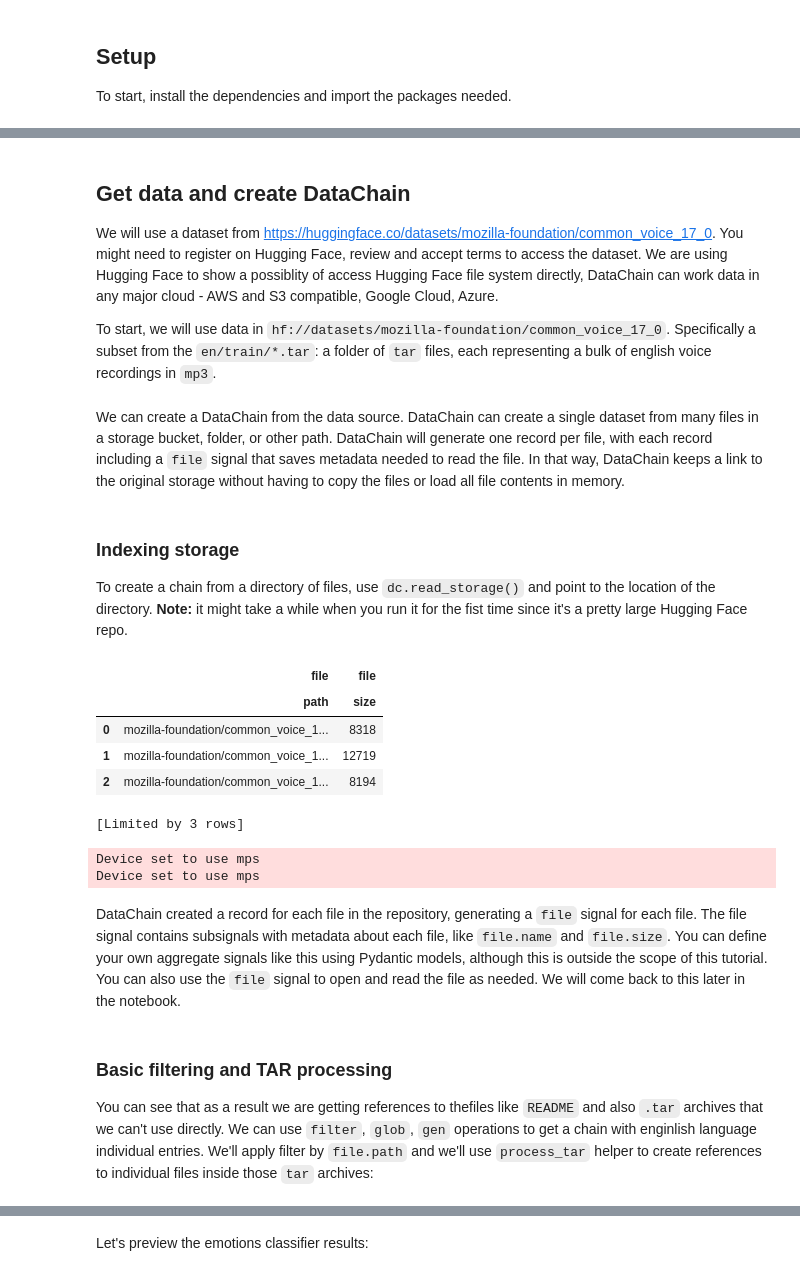
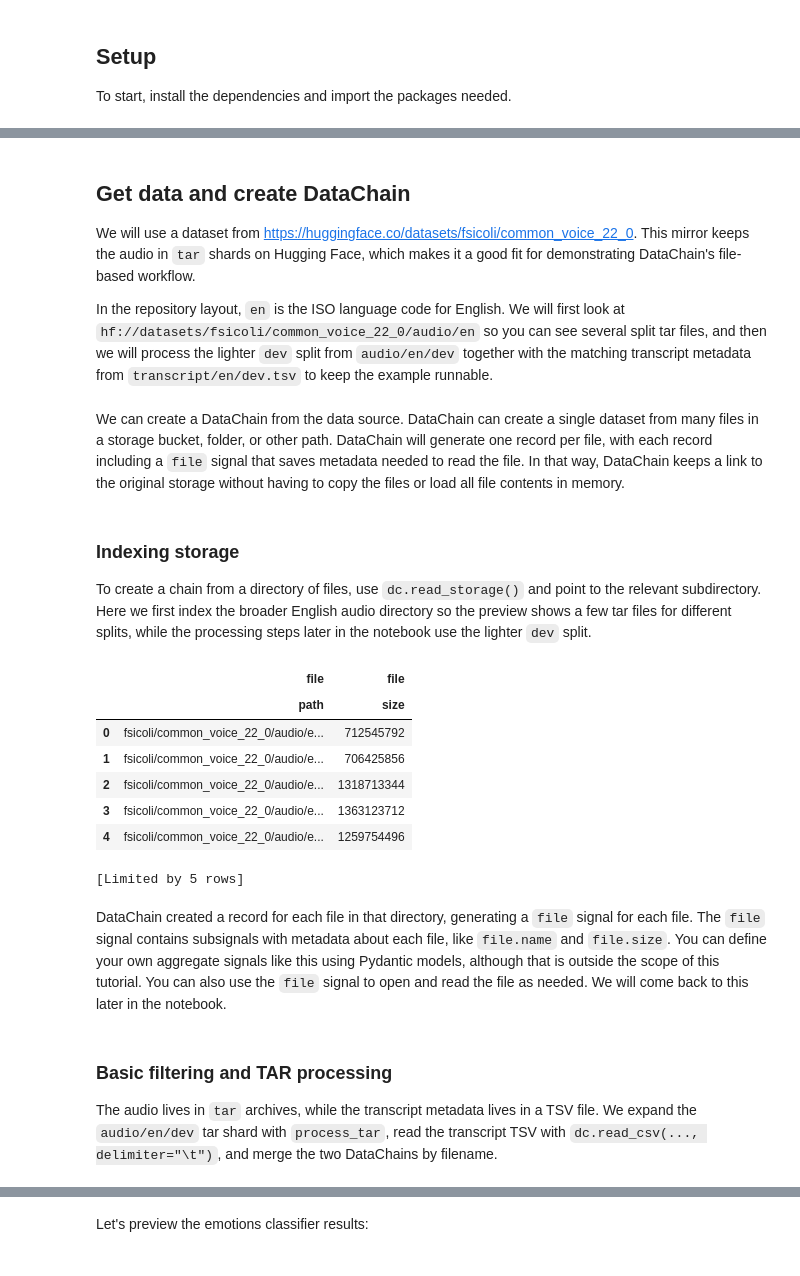
Before and after one commit to datachain-ai/datachain-examples, a Jupyter notebook: audio/hf_common_voice.ipynb, the cells around one changed output, grey strips where cells are left out. Saved outputs shown, nothing was run; the diff lists cells and outputs as text; code cells hidden in the pictures.

```diff
--- a/audio/hf_common_voice.ipynb
+++ b/audio/hf_common_voice.ipynb
@@ -36,32 +35,32 @@ device = 'cuda' if torch.cuda.is_available() else 'mps' if torch.backends.mps.is
 
 ## Get data and create DataChain
 
-We will use a dataset from https://huggingface.co/datasets/mozilla-foundation/common_voice_17_0. You might need to register on Hugging Face, review and accept terms to access the dataset. We are using Hugging Face to show a possiblity of access Hugging Face file system directly, DataChain can work data in any major cloud - AWS and S3 compatible, Google Cloud, Azure.
+We will use a dataset from https://huggingface.co/datasets/fsicoli/common_voice_22_0. This mirror keeps the audio in `tar` shards on Hugging Face, which makes it a good fit for demonstrating DataChain's file-based workflow.
 
-To start, we will use data in `hf://datasets/mozilla-foundation/common_voice_17_0`. Specifically a subset from the `en/train/*.tar`: a folder of `tar` files, each representing a bulk of english voice recordings in `mp3`.
+In the repository layout, `en` is the ISO language code for English. We will first look at `hf://datasets/fsicoli/common_voice_22_0/audio/en` so you can see several split tar files, and then we will process the lighter `dev` split from `audio/en/dev` together with the matching transcript metadata from `transcript/en/dev.tsv` to keep the example runnable.
 # %% [markdown]
 We can create a DataChain from the data source. DataChain can create a single dataset from many files in a storage bucket, folder, or other path. DataChain will generate one record per file, with each record including a `file` signal that saves metadata needed to read the file. In that way, DataChain keeps a link to the original storage without having to copy the files or load all file contents in memory.
 # %% [markdown]
 ### Indexing storage
 
-To create a chain from a directory of files, use `dc.read_storage()` and point to the location of the directory. **Note:** it might take a while when you run it for the fist time since it's a pretty large Hugging Face repo.
+To create a chain from a directory of files, use `dc.read_storage()` and point to the relevant subdirectory. Here we first index the broader English audio directory so the preview shows a few tar files for different splits, while the processing steps later in the notebook use the lighter `dev` split.
 # %%
-dc.read_storage("hf://datasets/mozilla-foundation/common_voice_17_0").show(3)
+dc.read_storage("hf://datasets/fsicoli/common_voice_22_0/audio/en").show(5)
 # %% [output]
 |  | file | file |
 |  | path | size |
-| 0 | mozilla-foundation/common_voice_1... | 8318 |
-| 1 | mozilla-foundation/common_voice_1... | 12719 |
-| 2 | mozilla-foundation/common_voice_1... | 8194 |
+| 0 | fsicoli/common_voice_22_0/audio/e... | 712545792 |
+| 1 | fsicoli/common_voice_22_0/audio/e... | 706425856 |
+| 2 | fsicoli/common_voice_22_0/audio/e... | 1318713344 |
+| 3 | fsicoli/common_voice_22_0/audio/e... | 1363123712 |
+| 4 | fsicoli/common_voice_22_0/audio/e... | 1259754496 |
-[Limited by 3 rows]
+[Limited by 5 rows]
-Device set to use mps
-Device set to use mps
 # %% [markdown]
-DataChain created a record for each file in the repository, generating a `file` signal for each file. The file signal contains subsignals with metadata about each file, like `file.name` and `file.size`. You can define your own aggregate signals like this using Pydantic models, although this is outside the scope of this tutorial. You can also use the `file` signal to open and read the file as needed. We will come back to this later in the notebook.
+DataChain created a record for each file in that directory, generating a `file` signal for each file. The `file` signal contains subsignals with metadata about each file, like `file.name` and `file.size`. You can define your own aggregate signals like this using Pydantic models, although that is outside the scope of this tutorial. You can also use the `file` signal to open and read the file as needed. We will come back to this later in the notebook.
 # %% [markdown]
 ### Basic filtering and TAR processing
 
-You can see that as a result we are getting references to thefiles like `README` and also `.tar` archives that we can't use directly. We can use `filter`, `glob`, `gen` operations to get a chain with enginlish language individual entries. We'll apply filter by `file.path` and we'll use `process_tar` helper to create references to individual files inside those `tar` archives:
+The audio lives in `tar` archives, while the transcript metadata lives in a TSV file. We expand the `audio/en/dev` tar shard with `process_tar`, read the transcript TSV with `dc.read_csv(..., delimiter="\t")`, and merge the two DataChains by filename.
 # %%
 from datachain.lib.tar import process_tar
 
```
Also changed, not shown: parts of 19 cells of this notebook.
